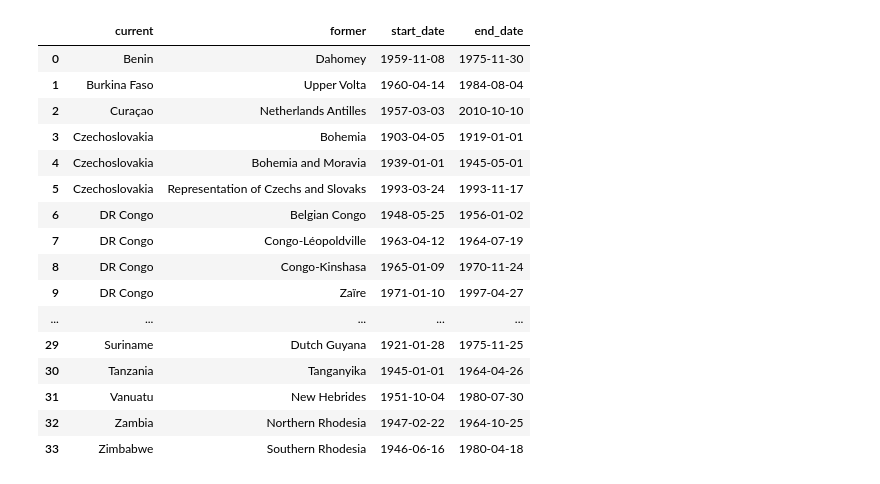
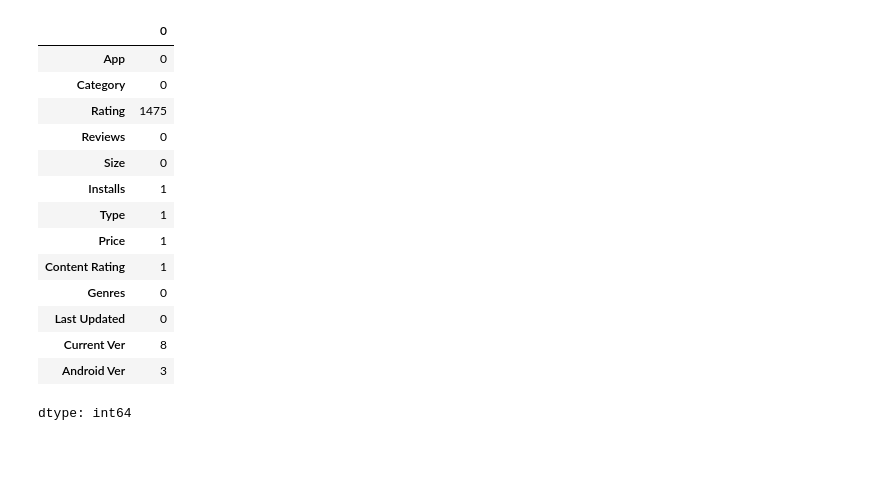
Before and after one commit to JorgeTabera/CoderH_DataScienceI, a Jupyter notebook: Proyecto DS_I.ipynb, the cells around one changed output. Cells and saved outputs as stored; diff of their text form; code cells hidden in the pictures; blank space fills up the shorter version.

Commit message:
Generación de DataSets + grafico de GooglePlayStore

```diff
--- a/Proyecto DS_I.ipynb
+++ b/Proyecto DS_I.ipynb
@@ -76,6 +64,4 @@ url_former_names = 'https://raw.githubusercontent.com/JorgeTabera/CoderH_DataSci
 # %%
 # Cargar los archivos CSV desde Git a pd
-df_results = pd.read_csv(url_results)
-df_goalscorers = pd.read_csv(url_goalscorers)
-df_shootouts = pd.read_csv(url_shootouts)
-df_former_names = pd.read_csv(url_former_names)
+df_GooglePlay = pd.read_csv('google_play_store_dataset.csv')
+df_GooglePlay.head(1)
@@ -82,23 +70,0 @@ df_former_names = pd.read_csv(url_former_names)
-# %%
-df_results
-df_goalscorers
-df_shootouts
-df_former_names
-# %% [output]
-|  | current | former | start_date | end_date |
-| 0 | Benin | Dahomey | 1959-11-08 | 1975-11-30 |
-| 1 | Burkina Faso | Upper Volta | 1960-04-14 | 1984-08-04 |
-| 2 | Curaçao | Netherlands Antilles | 1957-03-03 | 2010-10-10 |
-| 3 | Czechoslovakia | Bohemia | 1903-04-05 | 1919-01-01 |
-| 4 | Czechoslovakia | Bohemia and Moravia | 1939-01-01 | 1945-05-01 |
-| 5 | Czechoslovakia | Representation of Czechs and Slovaks | 1993-03-24 | 1993-11-17 |
-| 6 | DR Congo | Belgian Congo | 1948-05-25 | 1956-01-02 |
-| 7 | DR Congo | Congo-Léopoldville | 1963-04-12 | 1964-07-19 |
-| 8 | DR Congo | Congo-Kinshasa | 1965-01-09 | 1970-11-24 |
-| 9 | DR Congo | Zaïre | 1971-01-10 | 1997-04-27 |
-| ... | ... | ... | ... | ... |
-| 29 | Suriname | Dutch Guyana | 1921-01-28 | 1975-11-25 |
-| 30 | Tanzania | Tanganyika | 1945-01-01 | 1964-04-26 |
-| 31 | Vanuatu | New Hebrides | 1951-10-04 | 1980-07-30 |
-| 32 | Zambia | Northern Rhodesia | 1947-02-22 | 1964-10-25 |
-| 33 | Zimbabwe | Southern Rhodesia | 1946-06-16 | 1980-04-18 |
@@ -104,0 +74,32 @@ df_former_names
+# %%
+# Convertir la columna 'Installs' a tipo string
+df_GooglePlay['Installs'] = df_GooglePlay['Installs'].astype(str)
+
+# Eliminar "+" y "," y luego convertir a numérico
+df_GooglePlay['Installs'] = df_GooglePlay['Installs'].str.replace('+', '', regex=False).str.replace(',', '', regex=False)
+
+# Convertir la columna 'Installs' a numérico (float)
+df_GooglePlay['Installs'] = pd.to_numeric(df_GooglePlay['Installs'], errors='coerce')
+
+# Valores en rating > 5 sea NA porque Google Play solo da valores hasta 5
+df_GooglePlay['Rating'] = df_GooglePlay['Rating'].apply(lambda x: x if x <= 5 else pd.NA)
+
+#df_GooglePlay_filtered = df_GooglePlay[df_GooglePlay['App'] == 'InfantRisk Center HCP'] #Para comprobar que haya limpiado ok
+# %%
+df_GooglePlay.isnull().sum()
+# %% [output]
+|  | 0 |
+| App | 0 |
+| Category | 0 |
+| Rating | 1475 |
+| Reviews | 0 |
+| Size | 0 |
+| Installs | 1 |
+| Type | 1 |
+| Price | 1 |
+| Content Rating | 1 |
+| Genres | 0 |
+| Last Updated | 0 |
+| Current Ver | 8 |
+| Android Ver | 3 |
+dtype: int64
```
Also changed, not shown: parts of 11 cells of this notebook.
